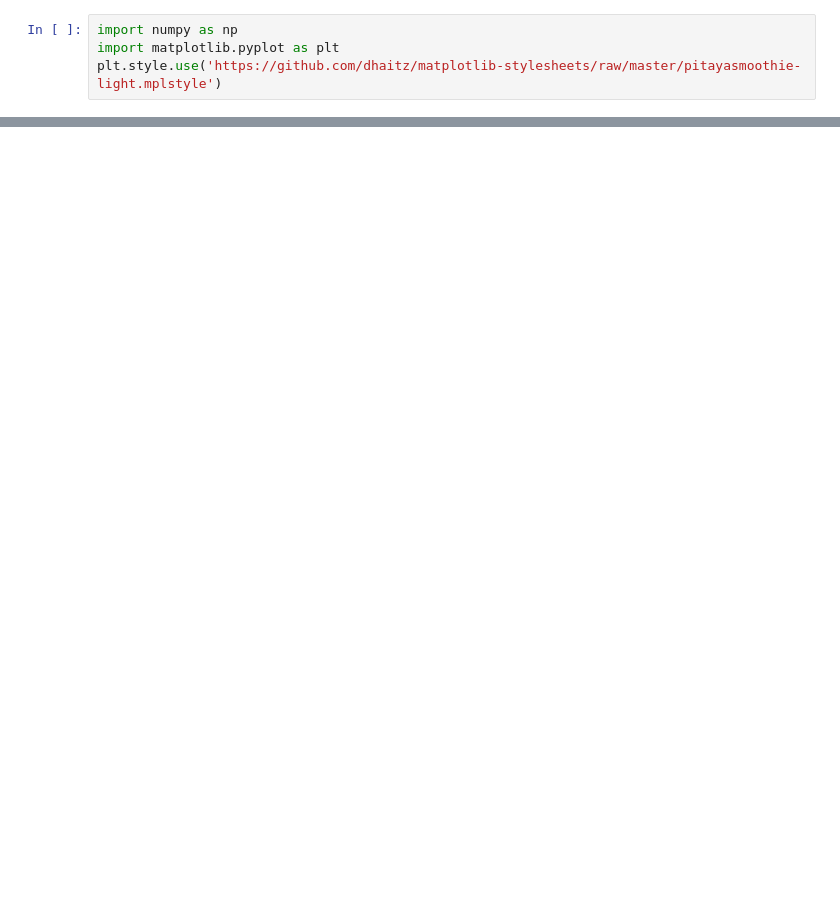
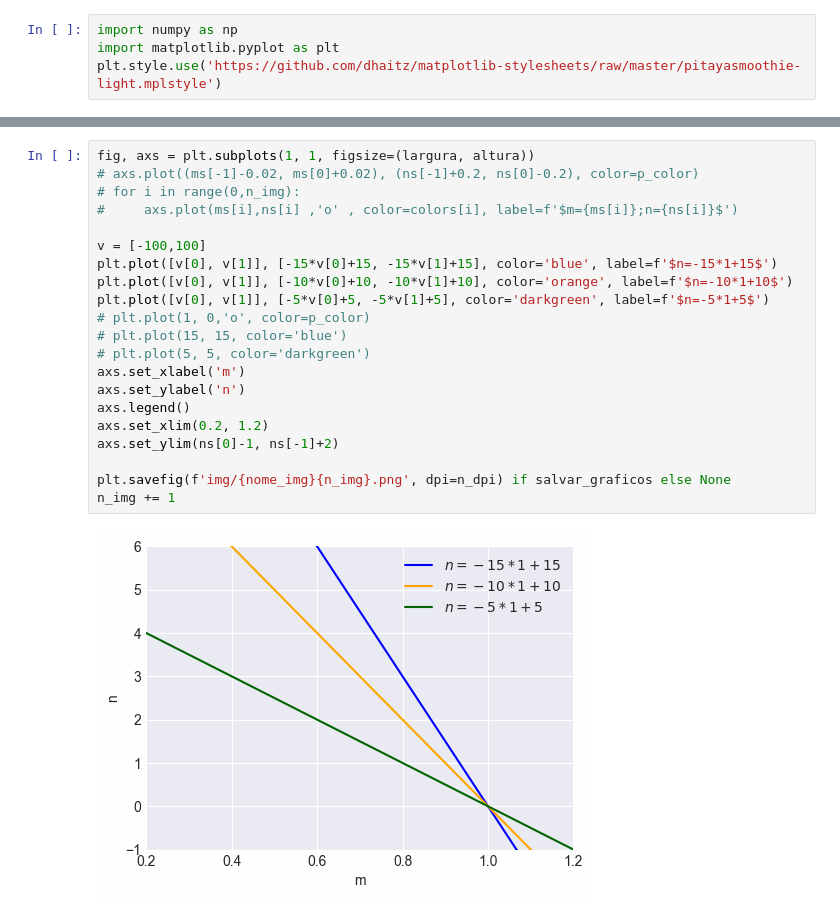
Before and after one commit to brunameinberg/desprog-orfalius, a Jupyter notebook: src/gera_imagem_graf.ipynb, the cells around one changed output, grey strips where cells are left out. Drawn from its saved outputs; the diff is of its cells as text; blank space fills up the shorter version.

```diff
--- a/src/gera_imagem_graf.ipynb
+++ b/src/gera_imagem_graf.ipynb
@@ -38,2 +38,25 @@ n_img += 1
+# %%
+fig, axs = plt.subplots(1, 1, figsize=(largura, altura))
+# axs.plot((ms[-1]-0.02, ms[0]+0.02), (ns[-1]+0.2, ns[0]-0.2), color=p_color)
+# for i in range(0,n_img):
+#     axs.plot(ms[i],ns[i] ,'o' , color=colors[i], label=f'$m={ms[i]};n={ns[i]}$')
+
+v = [-100,100]
+plt.plot([v[0], v[1]], [-15*v[0]+15, -15*v[1]+15], color='blue', label=f'$n=-15*1+15$')
+plt.plot([v[0], v[1]], [-10*v[0]+10, -10*v[1]+10], color='orange', label=f'$n=-10*1+10$')
+plt.plot([v[0], v[1]], [-5*v[0]+5, -5*v[1]+5], color='darkgreen', label=f'$n=-5*1+5$')
+# plt.plot(1, 0,'o', color=p_color)
+# plt.plot(15, 15, color='blue')
+# plt.plot(5, 5, color='darkgreen')
+axs.set_xlabel('m')
+axs.set_ylabel('n')
+axs.legend()
+axs.set_xlim(0.2, 1.2)
+axs.set_ylim(ns[0]-1, ns[-1]+2)
+
+plt.savefig(f'img/{nome_img}{n_img}.png', dpi=n_dpi) if salvar_graficos else None
+n_img += 1
+# %% [output]
+[figure, added]
 # %%
 fig, axs = plt.subplots(1, 1, figsize=(largura, altura))
```
Also changed, not shown: parts of 4 cells of this notebook, 3 other files.
